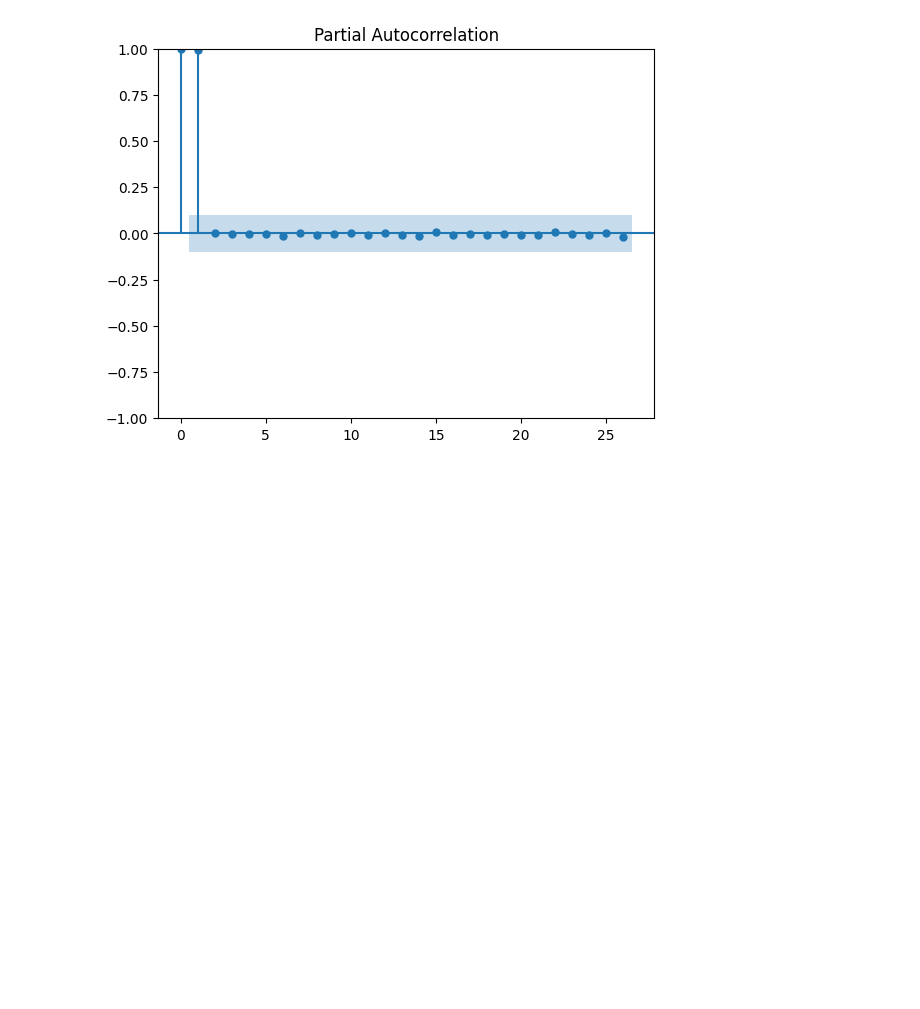
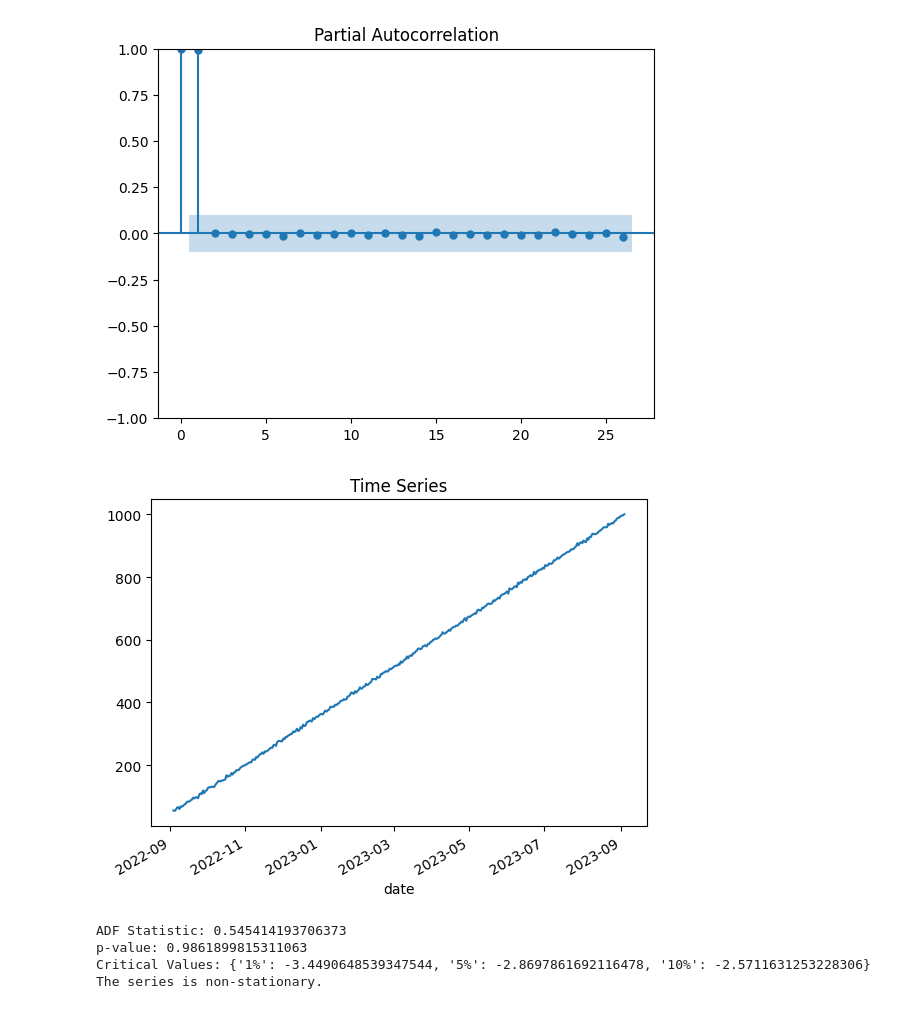
Before and after one commit to SayLesAI/SayLesAI-Time-Series-forecasting, a Jupyter notebook: src/explore.ipynb, the cells around one changed output. Cells and saved outputs as stored; diff of their text form; code cells hidden in the pictures; blank space fills up the shorter version.

Commit message:
time series project

```diff
--- a/src/explore.ipynb
+++ b/src/explore.ipynb
@@ -85,0 +121,31 @@ plt.show()
+# %%
+# check stationarity
+#Visual Inspection
+#Trend: Plot the time series and check for trends or seasonality. A non-stationary series often has a visible upward/downward trend or seasonal patterns.
+# Based on plot no seasonality
+
+df['sales'].plot(title="Time Series")
+plt.show()
+# %% [output]
+[figure, added]
+# %%
+# Augmented Dickey-Fuller (ADF) Test
+# 2nd seasonality check
+
+
+from statsmodels.tsa.stattools import adfuller
+
+result = adfuller(df['sales'])
+print("ADF Statistic:", result[0])
+print("p-value:", result[1])
+print("Critical Values:", result[4])
+
+if result[1] < 0.05:
+    print("The series is stationary.")
+else:
+    print("The series is non-stationary.")
+# %% [output]
+ADF Statistic: 0.545414193706373
+p-value: 0.9861899815311063
+Critical Values: {'1%': -3.4490648539347544, '5%': -2.8697861692116478, '10%': -2.5711631253228306}
+The series is non-stationary.
```
Also changed, not shown: parts of 37 cells of this notebook.
